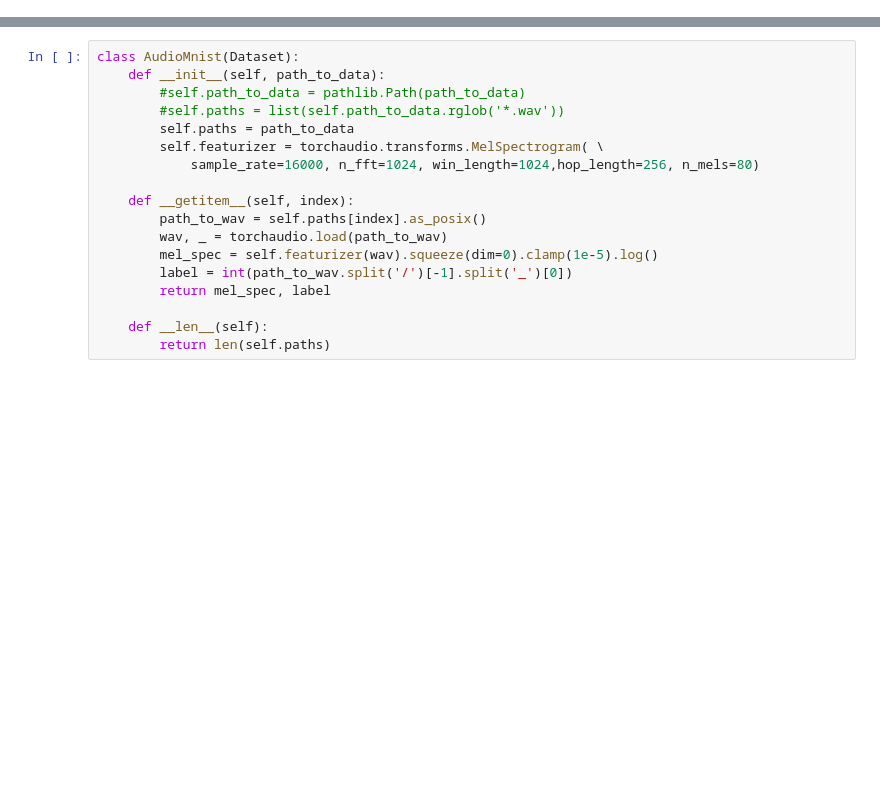
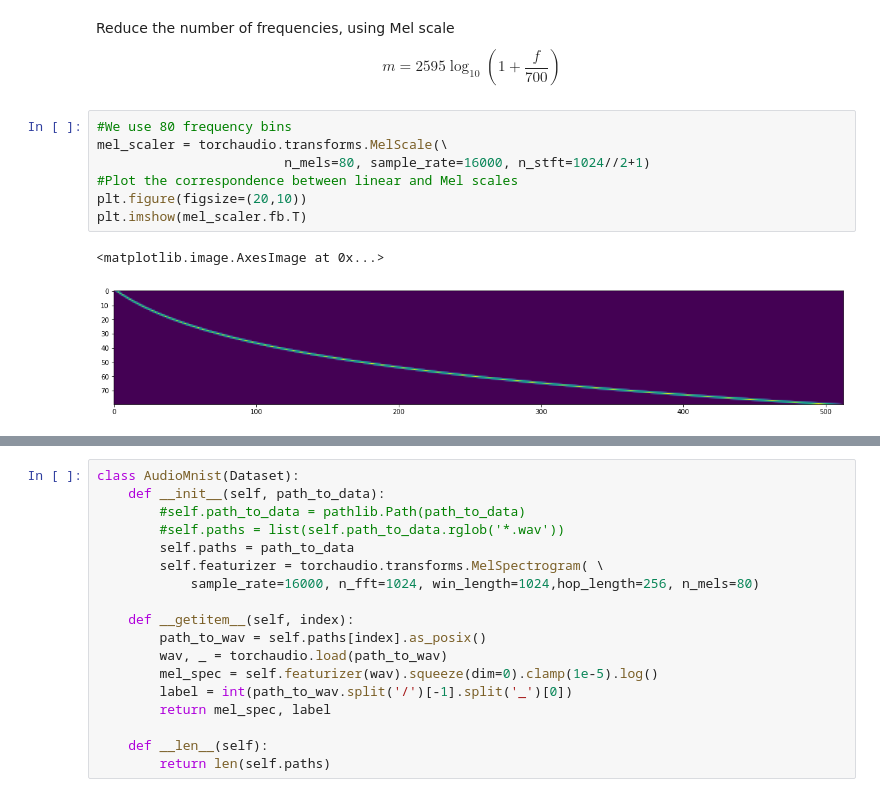
Before and after one commit to anton-selitskiy/NN_Tutorial, a Jupyter notebook: Tutorial3.ipynb, the cells around one changed output, grey strips where cells are left out. Saved outputs shown, nothing was run; the diff lists cells and outputs as text; blank space fills up the shorter version.

```diff
--- a/Tutorial3.ipynb
+++ b/Tutorial3.ipynb
@@ -33,0 +84,13 @@ paths_test = [paths[i] for  i in test_indexes]
+# %% [markdown]
+Reduce the number of frequencies, using Mel scale
+$$m = 2595 \log_{10}\left( 1+ \frac{f}{700}\right)$$
+# %%
+#We use 80 frequency bins
+mel_scaler = torchaudio.transforms.MelScale(\
+                        n_mels=80, sample_rate=16000, n_stft=1024//2+1)
+#Plot the correspondence between linear and Mel scales
+plt.figure(figsize=(20,10))
+plt.imshow(mel_scaler.fb.T)
+# %% [output]
+<matplotlib.image.AxesImage at 0x...>
+[figure, added]
```
Also changed, not shown: parts of 56 cells of this notebook.
